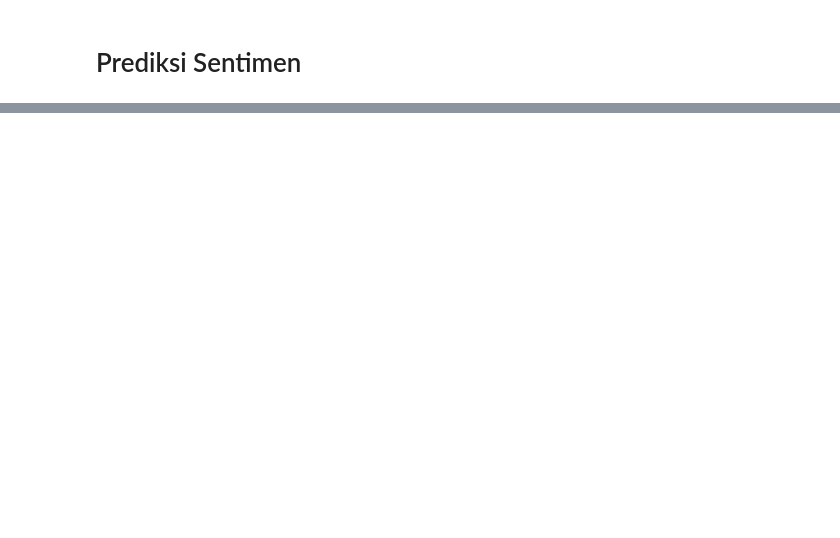
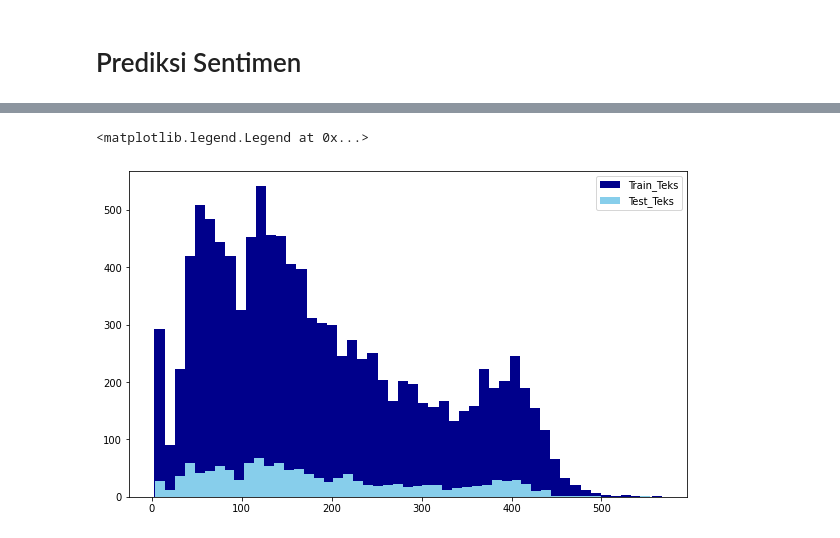
Before and after one commit to ilhamAdhim/machine-learning-terapan-dicoding, a Jupyter notebook: Case_2_Sentiment_Analysis_with_NLP_Pytorch.ipynb, the cells around one changed output, grey strips where cells are left out. Cells and saved outputs as stored; diff of their text form; code cells hidden in the pictures; blank space fills up the shorter version.

```diff
--- a/Case_2_Sentiment_Analysis_with_NLP_Pytorch.ipynb
+++ b/Case_2_Sentiment_Analysis_with_NLP_Pytorch.ipynb
@@ -223,0 +369,12 @@ print(f'Text: {text} | Label : {i2w[label]} ({F.softmax(logits, dim=-1).squeeze(
+# %%
+#melihat panjang teks dalam data train dan data test
+
+length_train = data_train['Teks'].str.len()
+length_test = data_test['Teks'].str.len()
+plt.figure(figsize=(10,6))
+plt.hist(length_train, bins=50, label="Train_Teks", color = "darkblue")
+plt.hist(length_test, bins=50, label='Test_Teks', color = "skyblue")
+plt.legend()
+# %% [output]
+<matplotlib.legend.Legend at 0x...>
+[figure, added]
```
Also changed, not shown: parts of 27 cells of this notebook.
